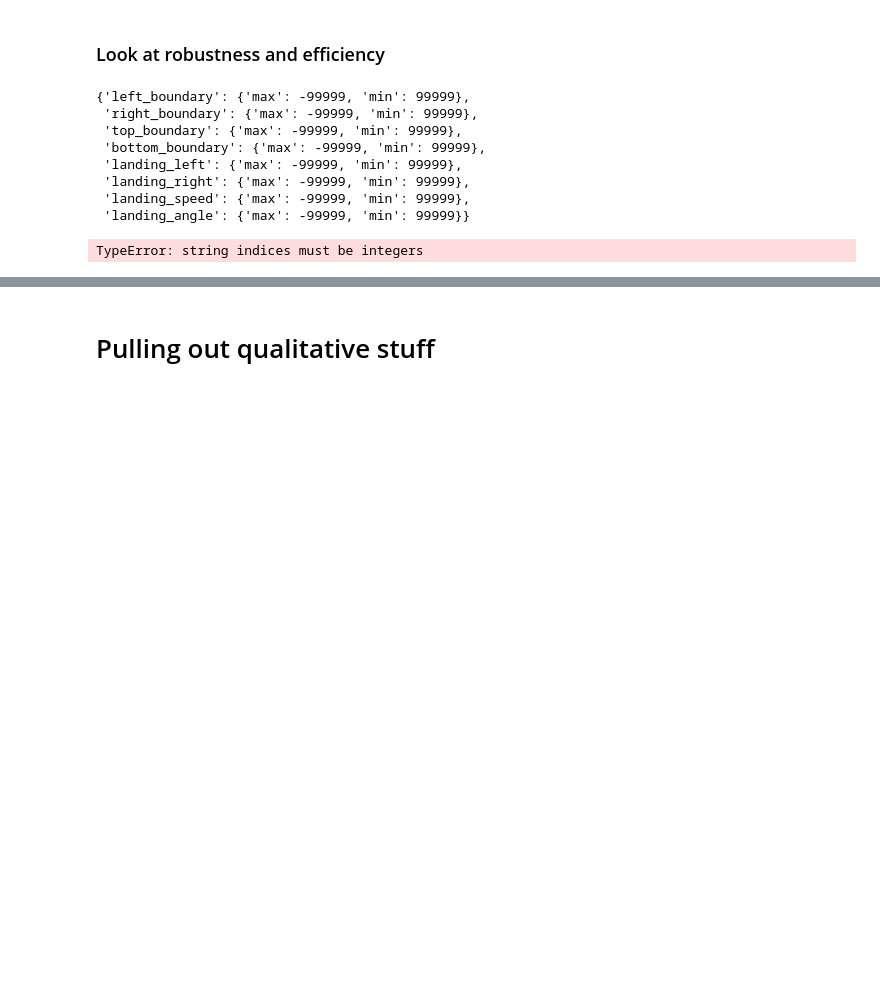
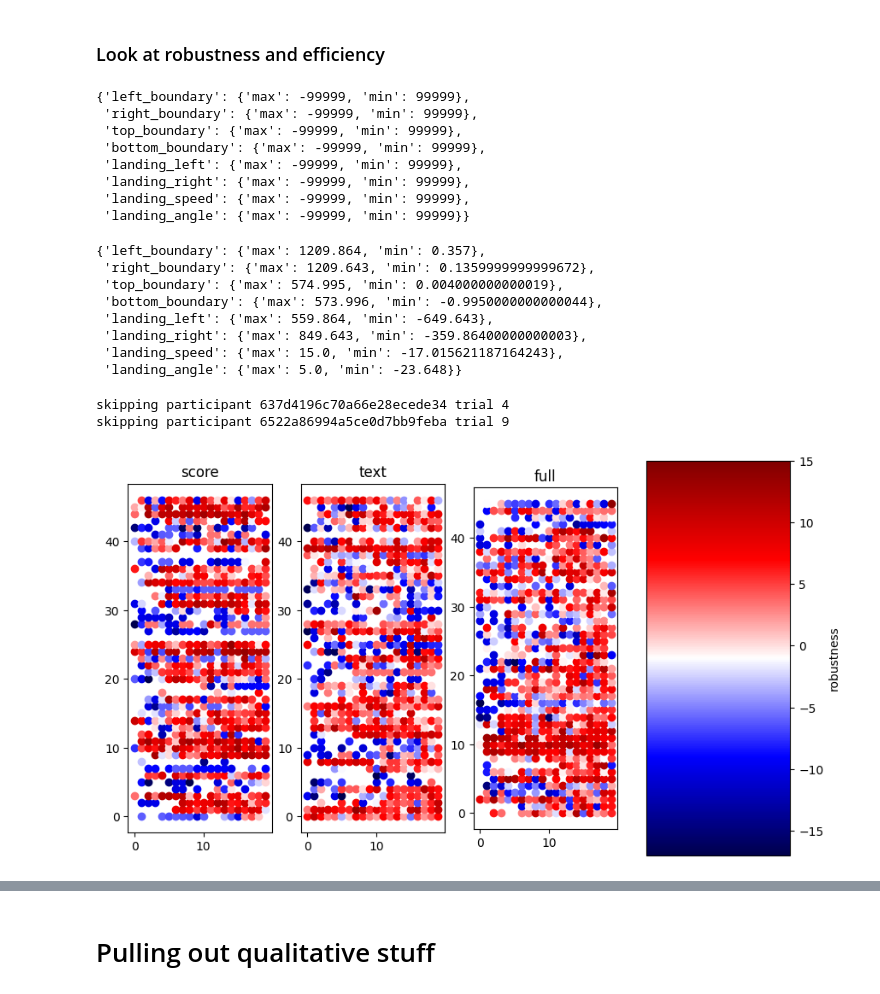
Before and after one commit to cairo-robotics/llm-multimodal-drone-feedback, a Jupyter notebook: analysis/analysis_brainstorm.ipynb, the cells around one changed output, grey strips where cells are left out. Saved outputs shown, nothing was run; the diff lists cells and outputs as text; code cells hidden in the pictures; blank space fills up the shorter version.

```diff
--- a/analysis/analysis_brainstorm.ipynb
+++ b/analysis/analysis_brainstorm.ipynb
@@ -1174,36 +1130,53 @@ robustness_vals
 for f in robustness_files:
     df = pd.read_csv(f)
     for col in robustness_cols:
-        if min(df[col]) < robustness_vals[col['min']]:
-            robustness_vals[col['min']] = min(df[col])
-        if max(df[col]) > robustness_vals[col['max']]:
-            robustness_vals[col['max']] = max(df[col])
+        if df[col].min() < robustness_vals[col]['min']:
+            robustness_vals[col]['min'] = min(df[col])
+        if df[col].max() > robustness_vals[col]['max']:
+            robustness_vals[col]['max'] = max(df[col])
 
 robustness_vals
 # %% [output]
-TypeError: string indices must be integers
+{'left_boundary': {'max': 1209.864, 'min': 0.357},
+ 'right_boundary': {'max': 1209.643, 'min': 0.1359999999999672},
+ 'top_boundary': {'max': 574.995, 'min': 0.004000000000019},
+ 'bottom_boundary': {'max': 573.996, 'min': -0.9950000000000044},
+ 'landing_left': {'max': 559.864, 'min': -649.643},
+ 'landing_right': {'max': 849.643, 'min': -359.86400000000003},
+ 'landing_speed': {'max': 15.0, 'min': -17.015621187164243},
+ 'landing_angle': {'max': 5.0, 'min': -23.648}}
-# %%
-f = robustness_files[0]
 # %%
-fig, ax = plt.subplots()
+fig, axs = plt.subplots(1,4, figsize=(10,6))
 n_trials = 20
+var = 'landing_speed'
 
-for i in range(len(score_ids)):
-    part = score_ids.iloc[i]
-    for trial in range(n_trials):
-        try:
-            outcome = data[data['trial'] == trial+1]['outcome'].values[0]
-            trial_data = pd.read_csv(f"{data_dir}{part}/trial_{trial+1}/robustness.csv")
+cmap = mpl.cm.seismic
+norm = mpl.colors.Normalize(vmin=robustness_vals[var]['min'], vmax=robustness_vals[var]['max'])
 
-            if outcome == 'Safe':
-                ax.plot(trial, i, 'go')
-            elif outcome == 'Unsafe':
-                ax.plot(trial, i, 'ko')
-            else:
-                pass # don't graph anything for crashes
-        except:
-            print(f"skipping participant {part} trial {trial}")
+conditions = list(ids.keys())
 
-ax.set_aspect('equal')
-ax.set_title('Outcomes for score condition')
+for a in range(len(axs)-1):
+    for i in range(len(ids[conditions[a]])):
+        part = ids[conditions[a]].iloc[i]
+        data = pd.read_csv(data_dir + part + '/survey_responses.csv')
+        for trial in range(n_trials):
+            try:
+                outcome = data[data['trial'] == trial+1]['outcome'].values[0]
+                if outcome in ['Safe', 'Unsafe']:
+                    trial_data = pd.read_csv(f"{data_dir}{part}/trial_{trial+1}/robustness.csv")
+                    val = trial_data.iloc[-1][var]
+                    val_normed = (val - robustness_vals[var]['min'])/(robustness_vals[var]['max'] - robustness_vals[var]['min'])
+                    c = cmap(val_normed)
+                    axs[a].plot(trial, i, marker='o', color=c)
+            except:
+                print(f"skipping participant {part} trial {trial}")
+
+    axs[a].set_aspect('equal')
+    axs[a].set_title(f'{conditions[a]}')
+
+fig.colorbar(mpl.cm.ScalarMappable(norm=norm, cmap=cmap), orientation='vertical', label='robustness',cax=axs[-1])
 plt.show()
+# %% [output]
+skipping participant 637d4196c70a66e28ecede34 trial 4
+skipping participant 6522a86994a5ce0d7bb9feba trial 9
+[figure, added]
```
Also changed, not shown: parts of 6 cells of this notebook.
